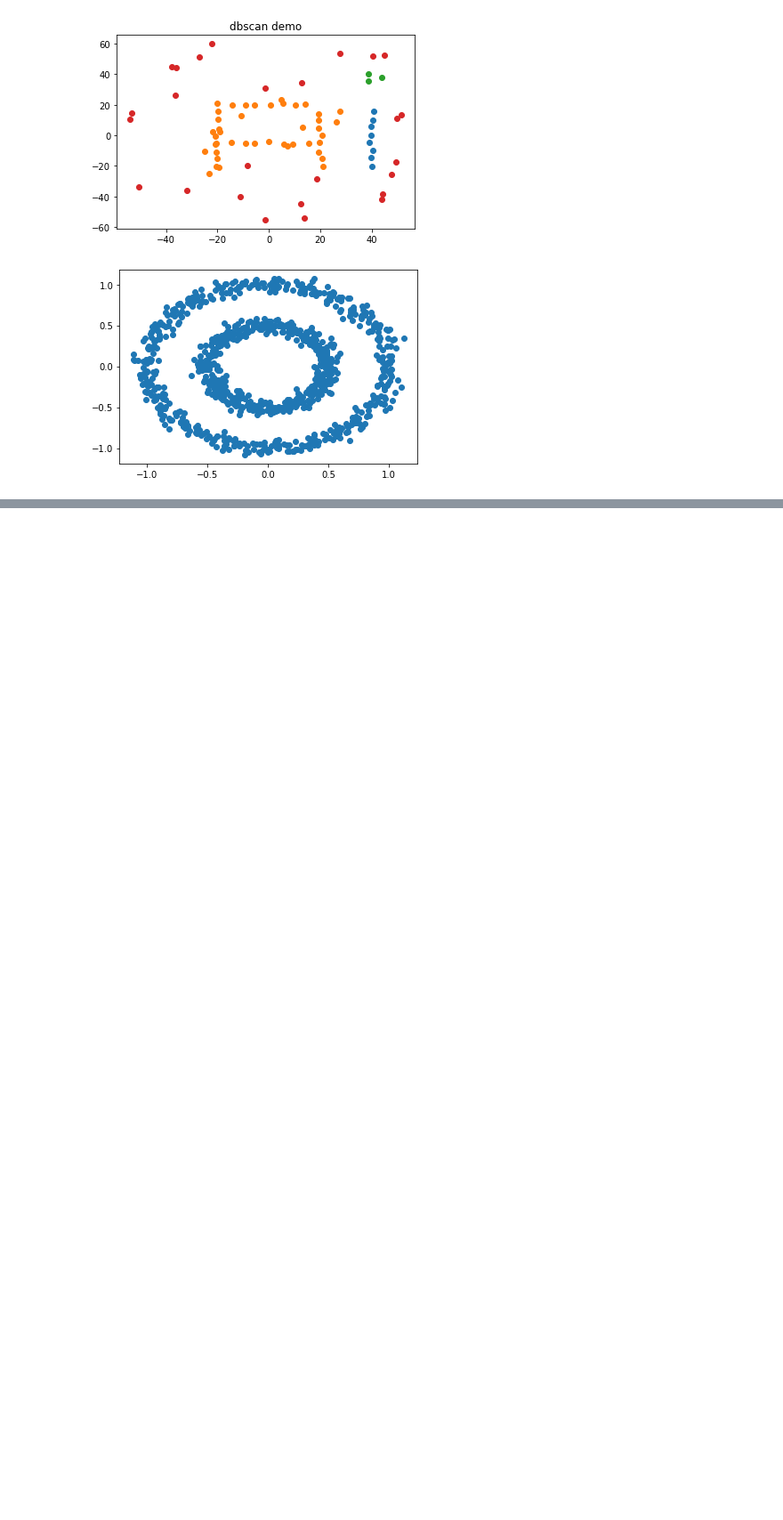
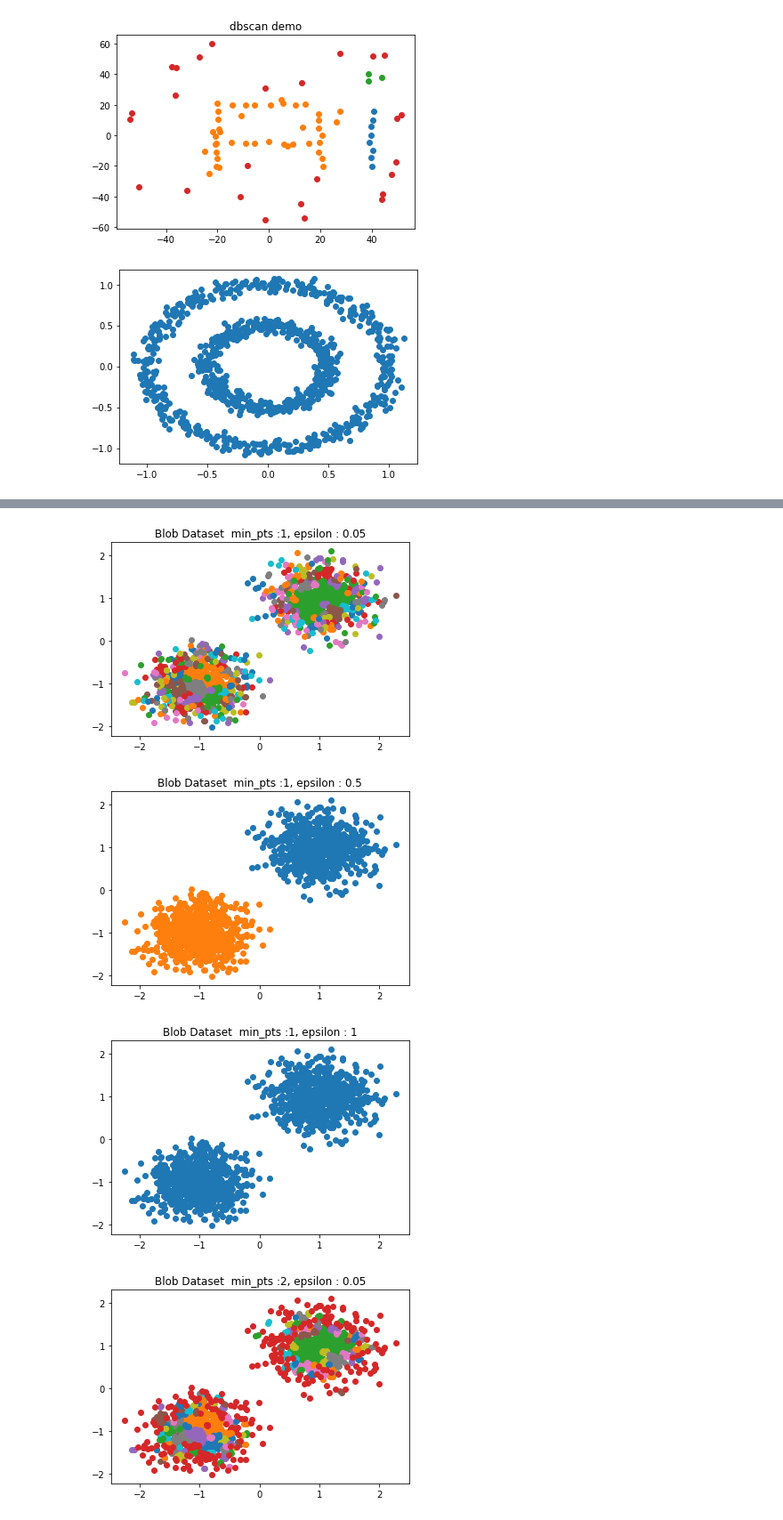
Before and after one commit to cr21/Unsupervised-Machine-Learning-Clustering, a Jupyter notebook: DensityClusters.ipynb, the cells around one changed output, grey strips where cells are left out. Shown: that part at 89% size. Drawn from its saved outputs; the diff is of its cells as text; code cells hidden in the pictures; blank space fills up the shorter version.

```diff
--- a/DensityClusters.ipynb
+++ b/DensityClusters.ipynb
@@ -235,0 +232,23 @@ for min_pts in minPts:
+# %%
+# db scan on Blob data set
+EpsilonList = [0.05,0.5,1]
+minPts = [1,2,5,7]
+for min_pts in minPts:
+  for epsilon in EpsilonList:
+
+    blobDataset = generateDataSet(blobpoints, blobdata, epsilon,"processedBlob.csv")
+
+    #  load file
+    blobPoints, blobNeighList, numpyData = loadFile("processedBlob.csv")
+
+    #  run DBScan to get clusters indexes
+    blobClusterIdx = runDBScan(blobPoints, blobNeighList, min_pts, epsilon)
+    # get cluster points form indexes
+    blobClusterPoints = getClusterPointsfromIndex(blobClusterIdx, blobPoints)
+    # plot the cluster
+    plotClusters(blobClusterPoints, f"Blob Dataset  min_pts :{ min_pts}, epsilon : {epsilon}")
+# %% [output]
+[figure, added]
+[figure, added]
+[figure, added]
+[figure, added]
```
Also changed, not shown: parts of 6 cells of this notebook.
